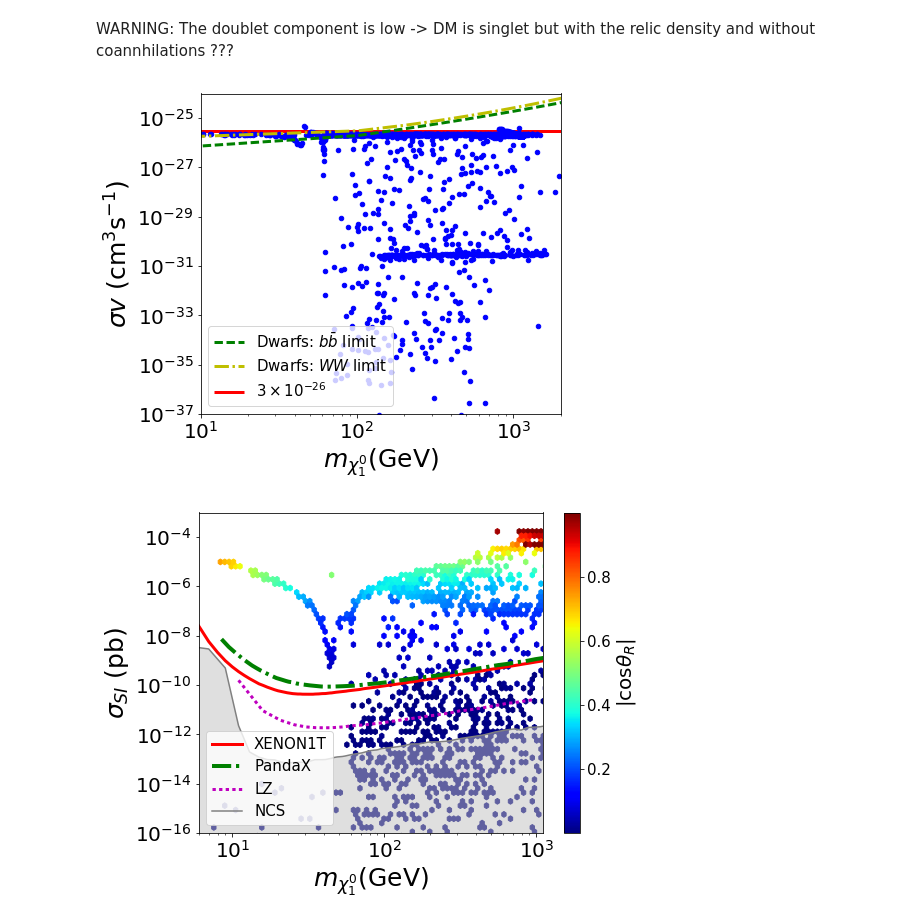
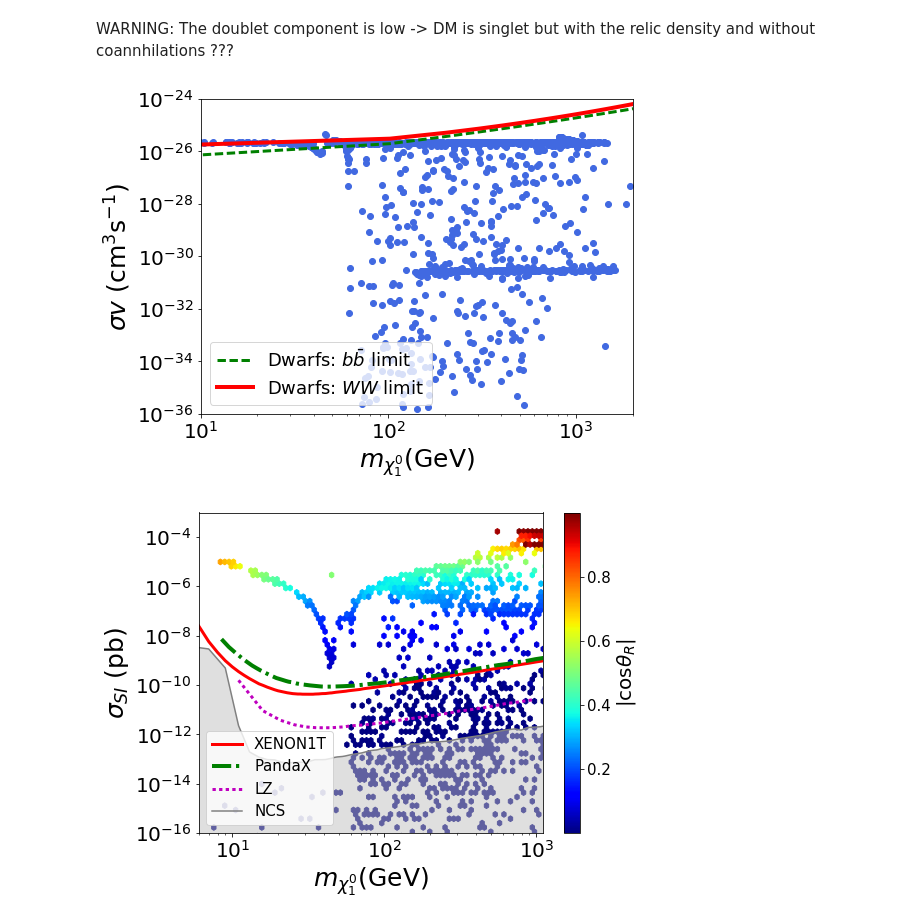
Before and after one commit to anferivera/SDdiracDM, a Jupyter notebook: run-model-general-scan.ipynb, the cells around one changed output. Cells and saved outputs as stored; diff of their text form; code cells hidden in the pictures.

```diff
--- a/run-model-general-scan.ipynb
+++ b/run-model-general-scan.ipynb
@@ -701,27 +701,27 @@ plt.show()
 # %% [markdown]
 WARNING: The doublet component is low -> DM is singlet but with the relic density and without coannhilations ???
 # %%
-plt.figure(figsize=(7,6))
+plt.figure(figsize=(8,6))
 
-plt.loglog(xDM.mChi1, xDM.sv,'bo',ms='4.5',label='')
+plt.loglog(xDM.mChi1, xDM.sv, color='royalblue', marker='o',linestyle='',label='')
 
-plt.hlines(3e-26,1,1e4,'r',lw=3,label=r'$3\times 10^{-26}$')
+#plt.hlines(3e-26,1,1e4,'r',lw=3,label=r'$3\times 10^{-26}$')
 ##Plot xx-->> bb --> tt
 m=np.linspace(1,10000,100)
 plt.semilogy(m,sigmav_bb_fit(m),'g--',lw=3,label=r'Dwarfs: $b\bar{b}$ limit')
-plt.semilogy(m,sigmav_ww_fit(m),'y-.',lw=3,label=r'Dwarfs: $WW$ limit')
+plt.semilogy(m,sigmav_ww_fit(m),'r-',lw=4,label=r'Dwarfs: $WW$ limit')
 
 plt.xlabel(r'$m_{\chi^0_1}$(GeV)',size=25)
 plt.ylabel(r'$\sigma v $ $($cm$^{3} $s$^{-1})$',size=25)
-plt.legend(prop={'size':15},loc='best')
+plt.legend(prop={'size':18},loc='best')
 plt.xlim(1e1,2e3)
-plt.ylim(1e-37,1e-24)
+plt.ylim(1e-36,1e-24)
 
 plt.tight_layout()
 plt.savefig('plots/sv.pdf')
 #plt.show()
 # %% [output]
-[figure, old version]
+[figure, new version]
 # %%
 plt.figure(figsize=(8,6))
 
```
Also changed, not shown: parts of 30 cells of this notebook, 5 other files.
